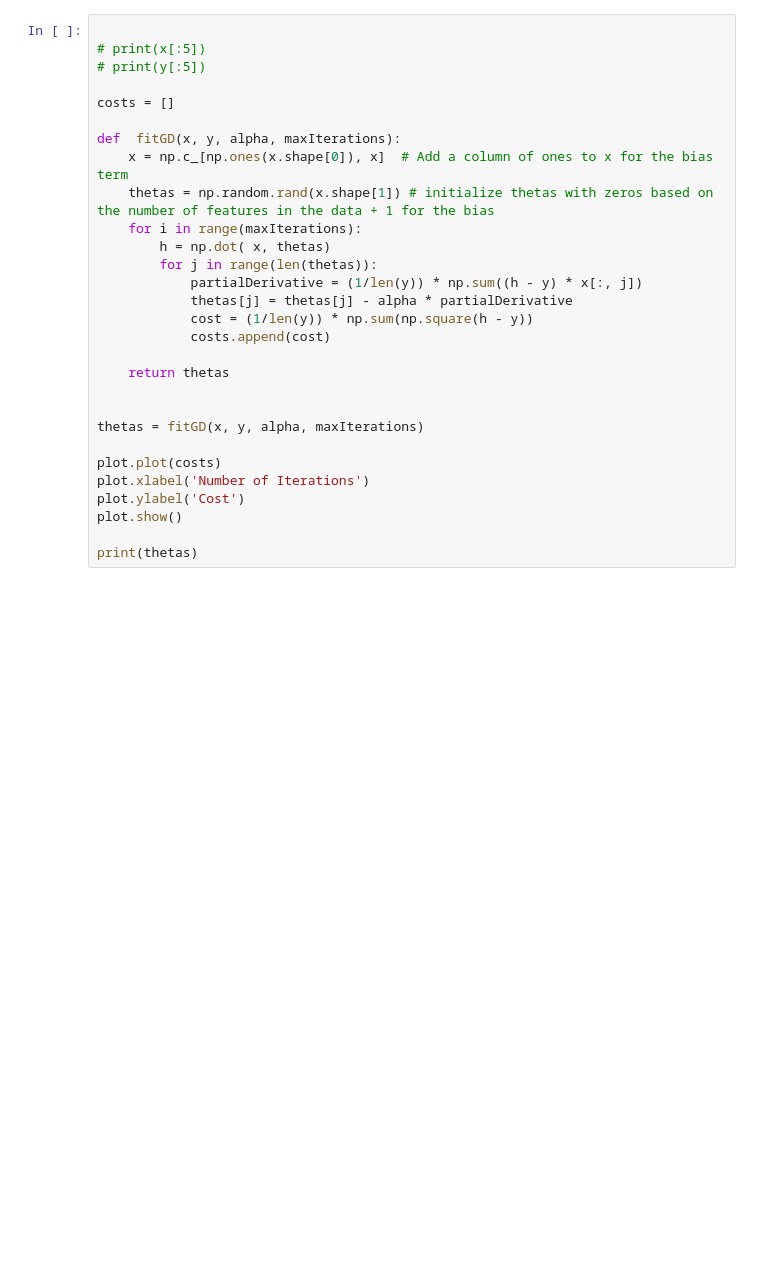
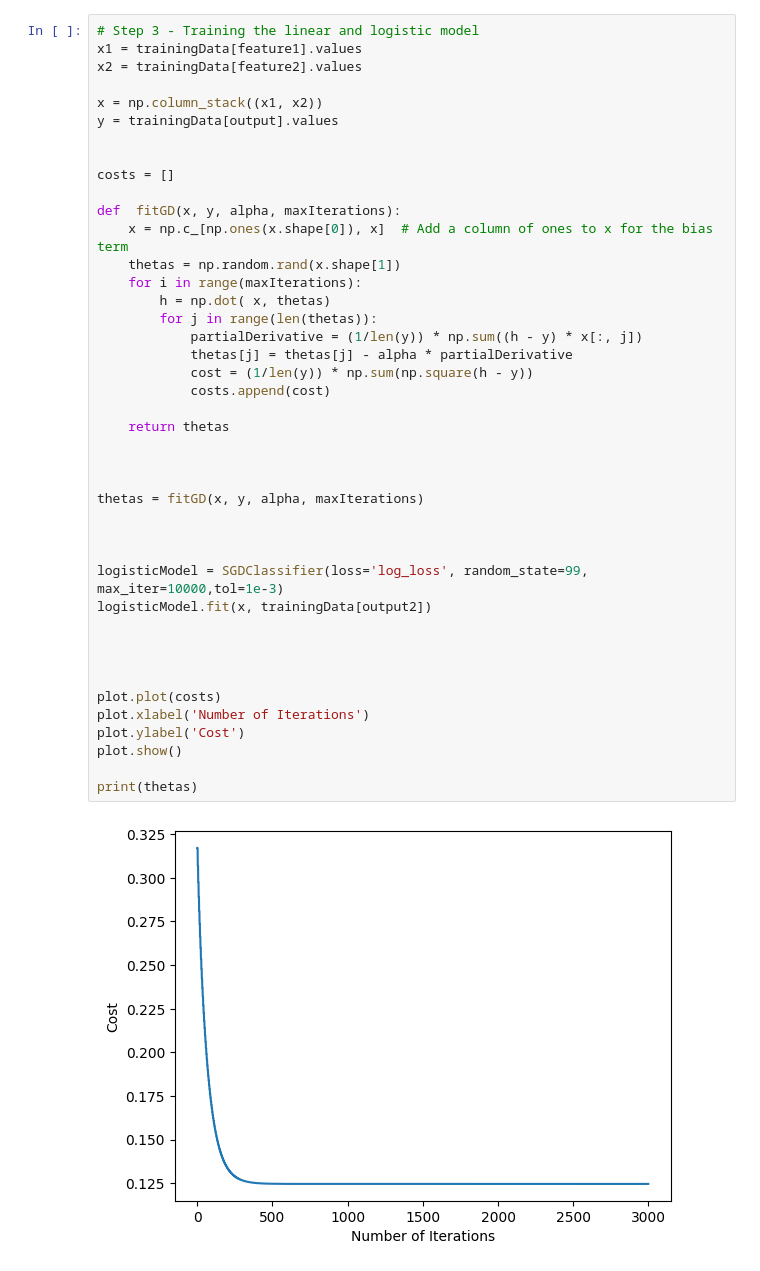
Before and after one commit to RanaEssam03/CO2-Emissions-Prediction, a Jupyter notebook: A1/A1.1.ipynb, the cells around one changed output. Drawn from its saved outputs; the diff is of its cells as text; blank space fills up the shorter version.

Commit message:
adding logistics model

```diff
--- a/A1/A1.1.ipynb
+++ b/A1/A1.1.ipynb
@@ -98,29 +135,44 @@ y = trainingData[output]  ## TODO : check if we need to normalize the y values
 # %%
+# Step 3 - Training the linear and logistic model
+x1 = trainingData[feature1].values
+x2 = trainingData[feature2].values
 
-# print(x[:5])
-# print(y[:5])
+x = np.column_stack((x1, x2))
+y = trainingData[output].values
+
 
 costs = []
 
 def  fitGD(x, y, alpha, maxIterations):
     x = np.c_[np.ones(x.shape[0]), x]  # Add a column of ones to x for the bias term
-    thetas = np.random.rand(x.shape[1]) # initialize thetas with zeros based on the number of features in the data + 1 for the bias
+    thetas = np.random.rand(x.shape[1])
     for i in range(maxIterations):
         h = np.dot( x, thetas)
         for j in range(len(thetas)):
             partialDerivative = (1/len(y)) * np.sum((h - y) * x[:, j])
             thetas[j] = thetas[j] - alpha * partialDerivative
             cost = (1/len(y)) * np.sum(np.square(h - y))
             costs.append(cost)
 
     return thetas
 
 
+
 thetas = fitGD(x, y, alpha, maxIterations)
+
+
+
+logisticModel = SGDClassifier(loss='log_loss', random_state=99, max_iter=10000,tol=1e-3)
+logisticModel.fit(x, trainingData[output2])
+
+
+
 
 plot.plot(costs)
 plot.xlabel('Number of Iterations')
 plot.ylabel('Cost')
 plot.show()
 
 print(thetas)
+# %% [output]
+[figure, added]
```
Also changed, not shown: parts of 9 cells of this notebook, 1 other file.
